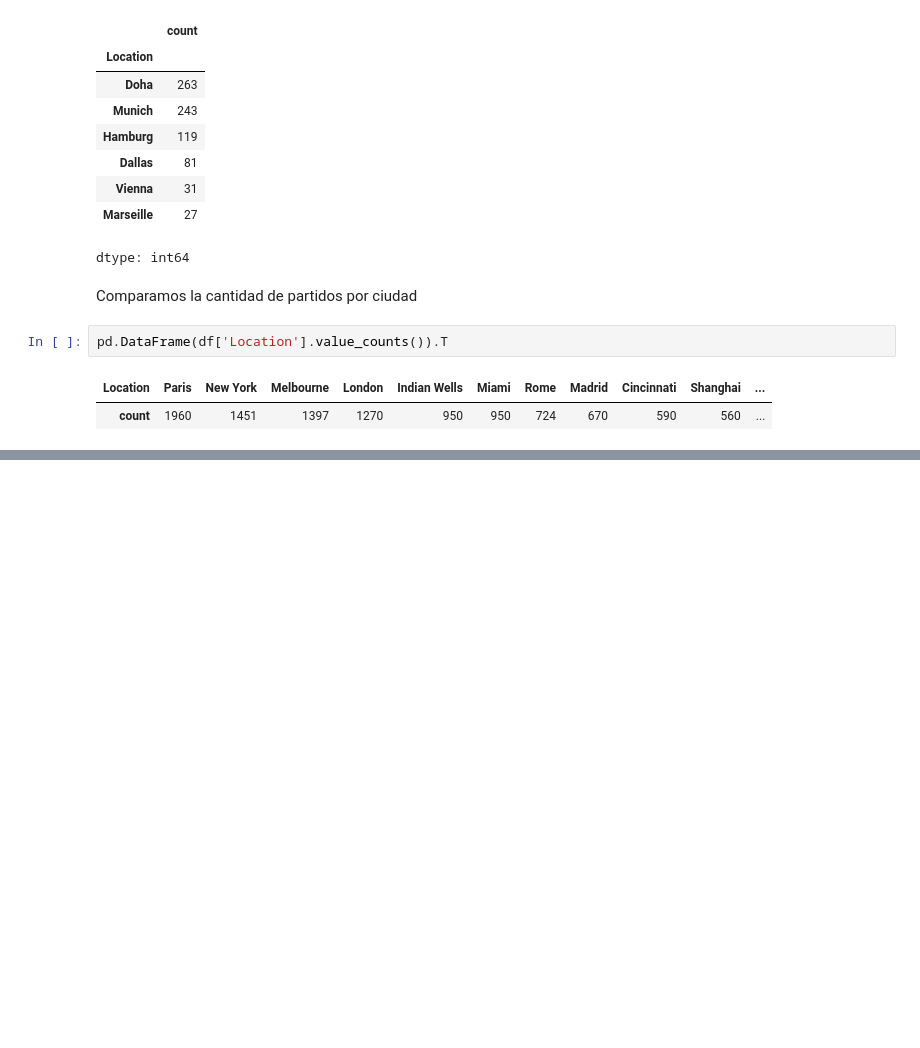
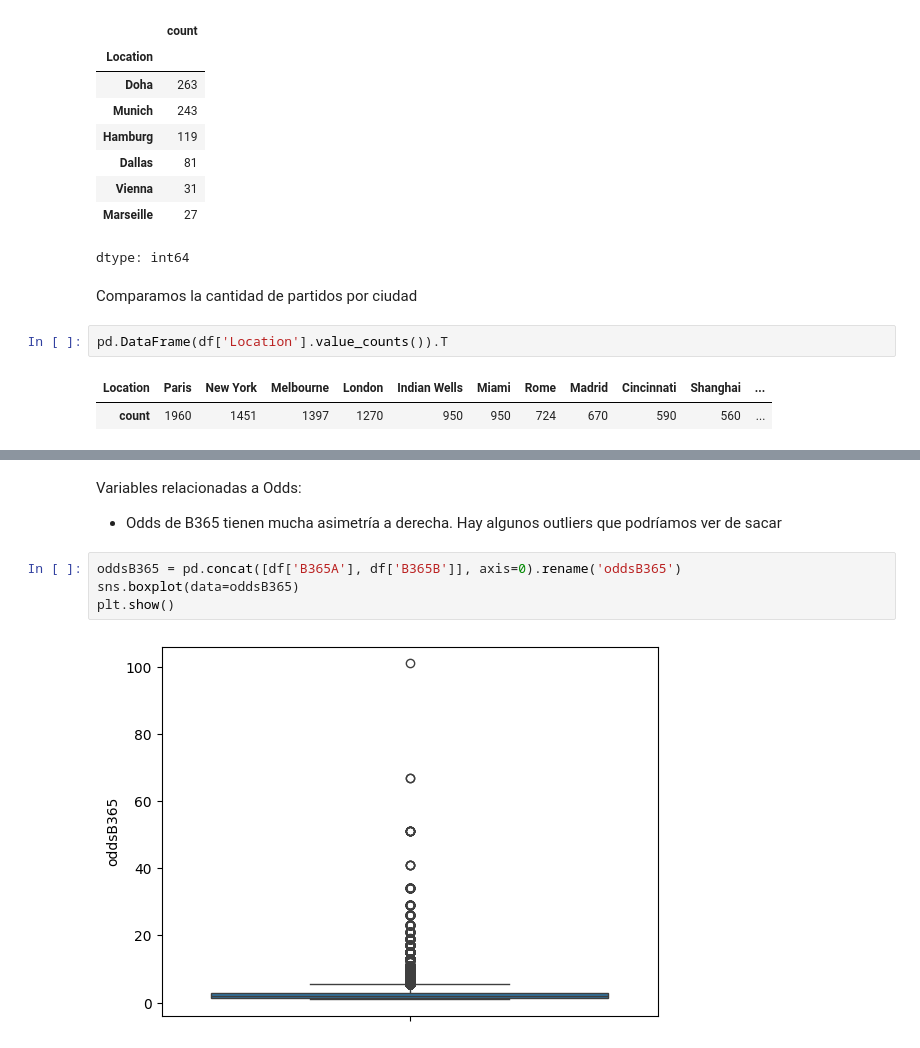
Before and after one commit to ichiP245/my-next-soderling, a Jupyter notebook: Notebooks/FullEDA.ipynb, the cells around one changed output, grey strips where cells are left out. Drawn from its saved outputs; the diff is of its cells as text; blank space fills up the shorter version.

```diff
--- a/Notebooks/FullEDA.ipynb
+++ b/Notebooks/FullEDA.ipynb
@@ -78,0 +100,10 @@ pd.DataFrame(df['Location'].value_counts()).T
+# %% [markdown]
+Variables relacionadas a Odds:
+
+- Odds de B365 tienen mucha asimetría a derecha. Hay algunos outliers que podríamos ver de sacar
+# %%
+oddsB365 = pd.concat([df['B365A'], df['B365B']], axis=0).rename('oddsB365')
+sns.boxplot(data=oddsB365)
+plt.show()
+# %% [output]
+[figure, added]
```
Also changed, not shown: parts of 18 cells of this notebook.
